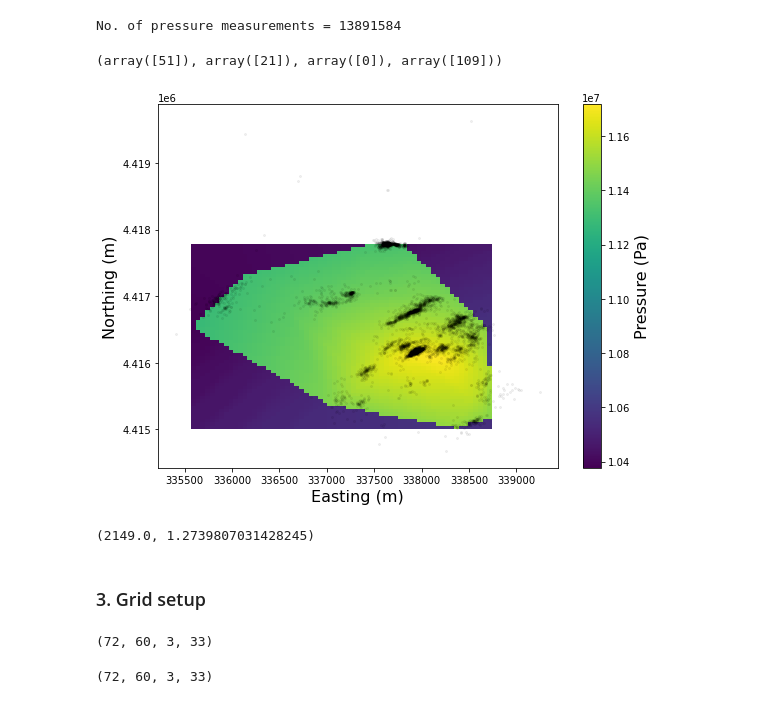
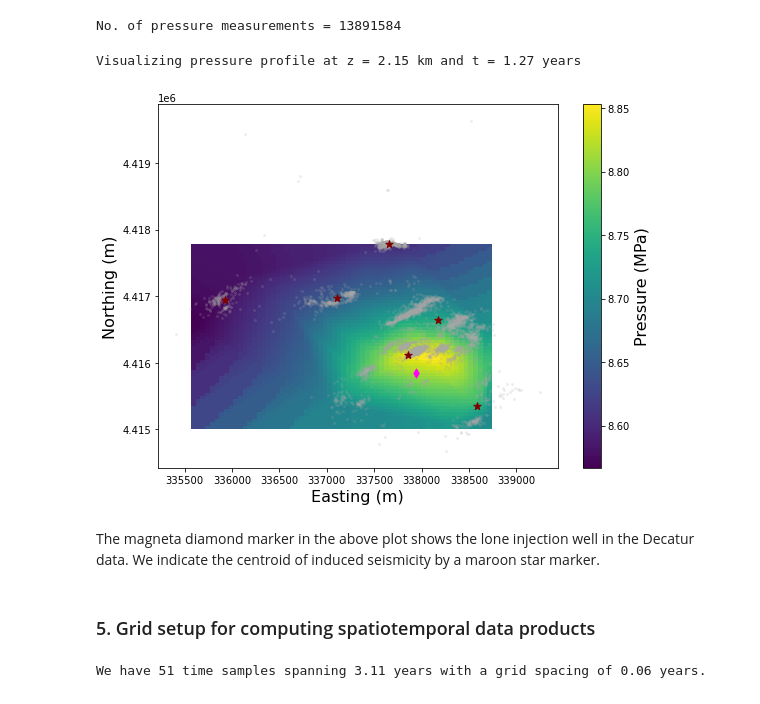
Before and after one commit to hanxiaokaka/Induced_seismic, a Jupyter notebook: notebooks/preprocessing/decatur_illinois.ipynb, the cells around one changed output. Drawn from its saved outputs; the diff is of its cells as text; code cells hidden in the pictures.

Commit message:
Decatur pressure data prepared

```diff
--- a/notebooks/preprocessing/decatur_illinois.ipynb
+++ b/notebooks/preprocessing/decatur_illinois.ipynb
@@ -138,15 +263,15 @@ print('No. of x values = %d' % (len(x_vals)))
 No. of x values = 64
 # %%
 # y-grid values
-y_vals = np.squeeze(np.array(pd.read_csv('gs://us-geomechanicsforco2-landing/data_sources/decatur_illinois/decatur_pressure_model_tough_flac_tables/y.csv',
-                   header=None)))
+y_vals = np.ascontiguousarray(pd.read_csv('gs://us-geomechanicsforco2-landing/data_sources/decatur_illinois/decatur_pressure_model_tough_flac_tables/y.csv',
+                   header=None).to_numpy(copy=True).squeeze())
 print('No. of y values = %d' % (len(y_vals)))
 # %% [output]
 No. of y values = 56
 # %%
 # z-grid values
-z_vals = np.squeeze(np.array(pd.read_csv('gs://us-geomechanicsforco2-landing/data_sources/decatur_illinois/decatur_pressure_model_tough_flac_tables/z.csv',
-                   header=None)))
+z_vals = np.ascontiguousarray(pd.read_csv('gs://us-geomechanicsforco2-landing/data_sources/decatur_illinois/decatur_pressure_model_tough_flac_tables/z.csv',
+                   header=None).to_numpy(copy=True).squeeze())
 z_vals *= -1
 z_vals = z_vals[::-1]
 print('No. of z values = %d' % (len(z_vals)))
@@ -154,14 +279,13 @@ print('No. of z values = %d' % (len(z_vals)))
 No. of z values = 17
 # %%
 # Pressure measurements
-pressure = np.squeeze(np.array(pd.read_csv('gs://us-geomechanicsforco2-landing/data_sources/decatur_illinois/decatur_pressure_model_tough_flac_tables/pressure.csv',
-                   header=None)))
+pressure = np.ascontiguousarray(pd.read_csv('gs://us-geomechanicsforco2-landing/data_sources/decatur_illinois/decatur_pressure_model_tough_flac_tables/pressure.csv',
+                   header=None).to_numpy().squeeze())
 # %%
-pressure = pressure.reshape((len(x_vals), len(y_vals), len(z_vals), len(t_vals)), order='f')
-
-pressure = np.flip(pressure, axis=2)
-pressure_nd = pressure.copy()
-pressure = pressure.flatten()
+pressure_nd = pressure.reshape((len(x_vals), len(y_vals), len(z_vals), len(t_vals)), order='f')
+# Reverse z-axis.
+pressure_nd = np.flip(pressure_nd, axis=2)
+pressure = pressure_nd.flatten(order='f')
 print('No. of pressure measurements = %d' % (len(pressure)))
 # %% [output]
 No. of pressure measurements = 13891584
@@ -177,50 +301,40 @@ data = {'t': t_vals,
 # %%
 flow_model.load_array(**data)
 # %%
-np.where(pressure_nd==np.max(pressure_nd))
+print('Visualizing pressure profile at z = %.2f km and t = %.2f years'% (z_vals[0]*1e-3, t_vals[109]/t_scale))
 # %% [output]
-(array([51]), array([21]), array([0]), array([109]))
+Visualizing pressure profile at z = 2.15 km and t = 1.27 years
 # %%
-plot_p = pressure_nd[:,:,0, 109].T
+plot_p_orig = pressure_nd[:,:,0, 109].T
 
 fig = plt.figure(figsize=(8,6))
-im = plt.imshow(plot_p, aspect='auto', interpolation='nearest', origin='lower',
+im = plt.imshow(plot_p_orig*1e-6, aspect='auto', interpolation='nearest', origin='lower',
                 extent=[x_vals[0], x_vals[-1], y_vals[0], y_vals[-1]])
 # Overplot seismic events.
-plt.scatter(seismic_df['easting'],seismic_df['northing'], c='k', marker='o', s=4, alpha=0.05)
+plt.scatter(seismic_df['easting'],seismic_df['northing'], c='darkgray', marker='o', s=4, alpha=0.15)
+# Show well location.
+plt.scatter(wells_df['easting'], wells_df['northing'], c='magenta', marker='d', s=40)
+# Plot cluster centroids.
+plt.scatter(x=xs_centroids, y=ys_centroids, marker='*', s=60, c='maroon')
+# Color bar of pressure plot
 h = plt.colorbar(im)
-h.set_label('Pressure (Pa)', fontsize=16)
+h.set_label('Pressure (MPa)', fontsize=16)
+# Axes labels
 plt.xlabel('Easting (m)', fontsize=16)
 plt.ylabel('Northing (m)', fontsize=16)
 plt.tight_layout()
 plt.show()
 # %% [output]
-[figure, old version]
+[figure, new version]
-# %%
-z_vals[0], t_vals[109]/(60*60*24*365.25)
-# %% [output]
-(2149.0, 1.2739807031428245)
+# %% [markdown]
+The magneta diamond marker in the above plot shows the lone injection well in the Decatur data. We indicate the centroid of induced seismicity by a maroon star marker.
 # %% [markdown]
-### 3. Grid setup
+### 5. Grid setup for computing spatiotemporal data products
 # %%
-t_scale = 60*60*24*365.25 # s -> years
-
-t_grid = np.linspace(0, t_seismic_span+0.2, 33)*t_scale
-
-x_grid = np.linspace(np.min(x_vals), np.max(x_vals), 72)
-
-y_grid = np.linspace(np.min(y_vals), np.max(y_vals), 60)
-
-z_grid = np.array([seismic_df['depth'].min(), 2149.0, seismic_df['depth'].max()])
-
-G = np.meshgrid(np.ascontiguousarray(x_grid), np.ascontiguousarray(y_grid), np.ascontiguousarray(z_grid),
-                np.ascontiguousarray(t_grid), indexing='ij')
+# Time grid
+t_grid = np.linspace(0, np.max(t_vals)/t_scale, 51) # years
+print('We have %d time samples spanning %.2f years with a grid spacing of %.2f years.'
+       % (len(t_grid), t_grid.max(), t_grid[1]-t_grid[0]))
+t_grid *= t_scale # seconds
+# %% [output]
+We have 51 time samples spanning 3.11 years with a grid spacing of 0.06 years.
-# %%
-len(x_grid), len(y_grid), len(z_grid), len(t_grid)
-# %% [output]
-(72, 60, 3, 33)
-# %%
-p = flow_model.p(*G)
-p.shape
-# %% [output]
-(72, 60, 3, 33)
```
Also changed, not shown: parts of 32 cells of this notebook.
